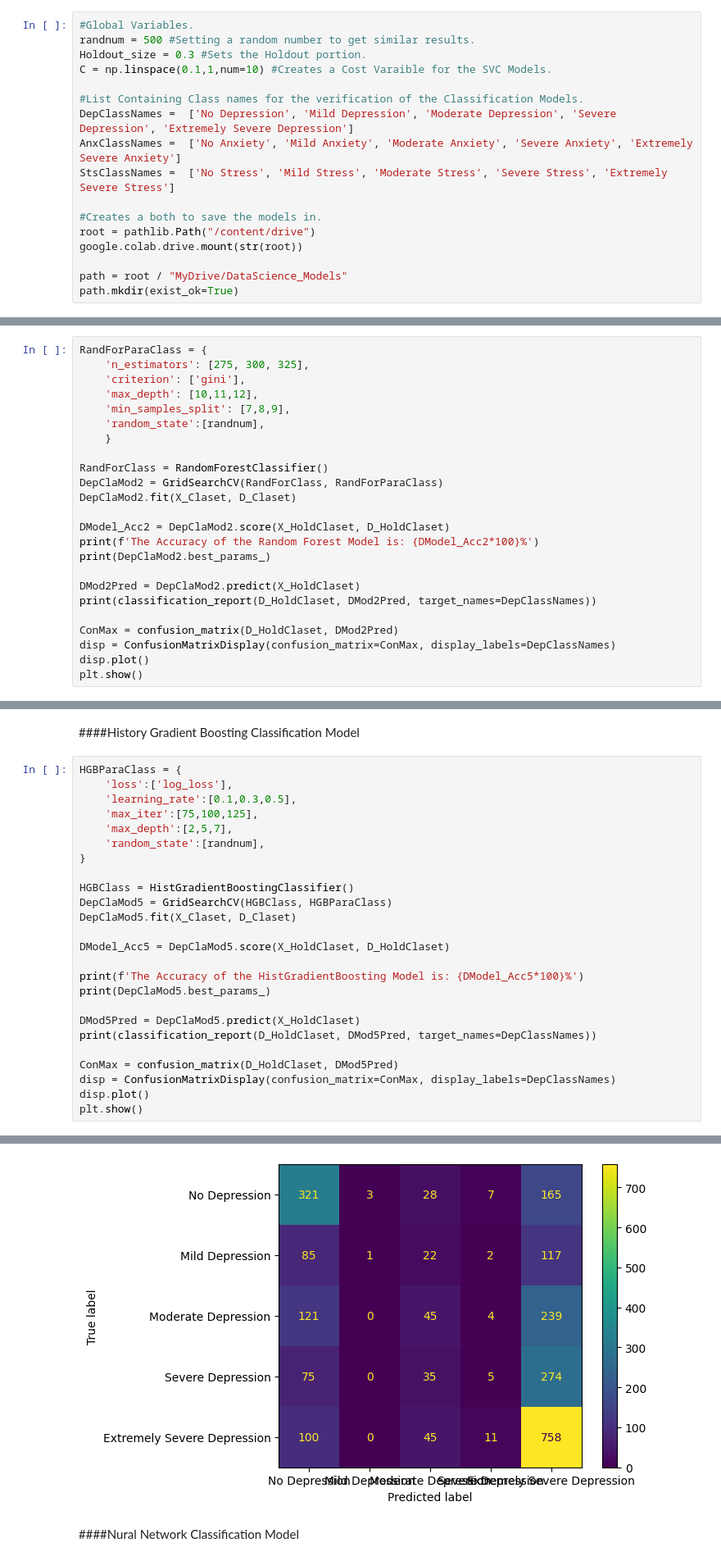
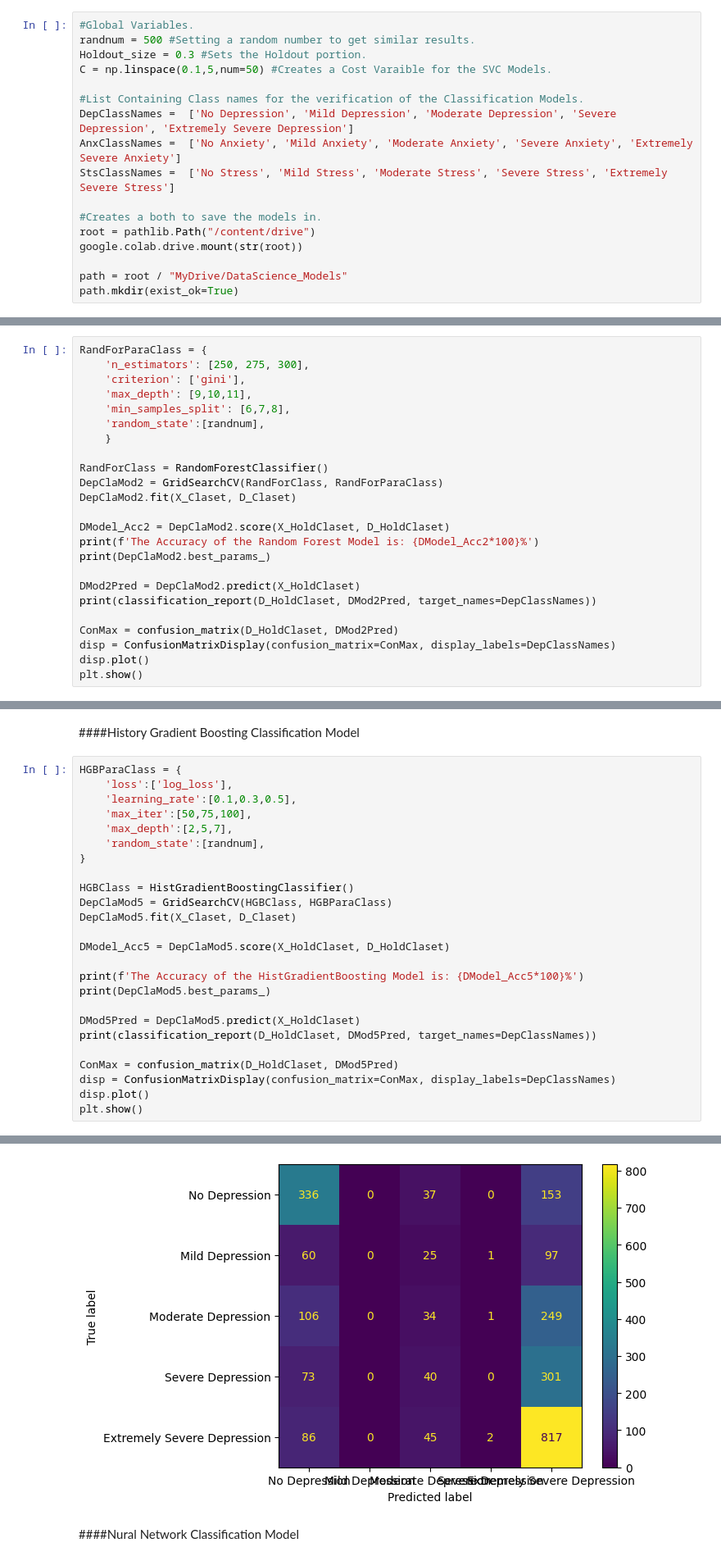
Before and after one commit to SeanWallinger/DataScienceProject, a Jupyter notebook: Data_Science_Project.ipynb, the cells around one changed output, grey strips where cells are left out. Shown at 82% size. Cells and saved outputs as stored; diff of their text form.

```diff
--- a/Data_Science_Project.ipynb
+++ b/Data_Science_Project.ipynb
@@ -175,7 +175,7 @@ df = bq.qry_to_df(qry)
 #Global Variables.
 randnum = 500 #Setting a random number to get similar results.
 Holdout_size = 0.3 #Sets the Holdout portion.
-C = np.linspace(0.1,1,num=10) #Creates a Cost Varaible for the SVC Models.
+C = np.linspace(0.1,5,num=50) #Creates a Cost Varaible for the SVC Models.
 
 #List Containing Class names for the verification of the Classification Models.
 DepClassNames =  ['No Depression', 'Mild Depression', 'Moderate Depression', 'Severe Depression', 'Extremely Severe Depression']
@@ -1305,10 +1305,10 @@ Extremely Severe Depression       0.42      0.91      0.58       914
 ####Random Forest Model
 # %%
 RandForParaClass = {
-    'n_estimators': [275, 300, 325],
+    'n_estimators': [250, 275, 300],
     'criterion': ['gini'],
-    'max_depth': [10,11,12],
-    'min_samples_split': [7,8,9],
+    'max_depth': [9,10,11],
+    'min_samples_split': [6,7,8],
     'random_state':[randnum],
     }
 
@@ -1430,7 +1430,7 @@ Extremely Severe Depression       0.46      0.88      0.61       914
 HGBParaClass = {
     'loss':['log_loss'],
     'learning_rate':[0.1,0.3,0.5],
-    'max_iter':[75,100,125],
+    'max_iter':[50,75,100],
     'max_depth':[2,5,7],
     'random_state':[randnum],
 }
@@ -1486,4 +1469,4 @@ Extremely Severe Depression       0.49      0.83      0.61       914
-[figure, old version]
+[figure, new version]
 # %% [markdown]
 ####Nural Network Classification Model
 # %%
```
Also changed, not shown: parts of 64 cells of this notebook.
